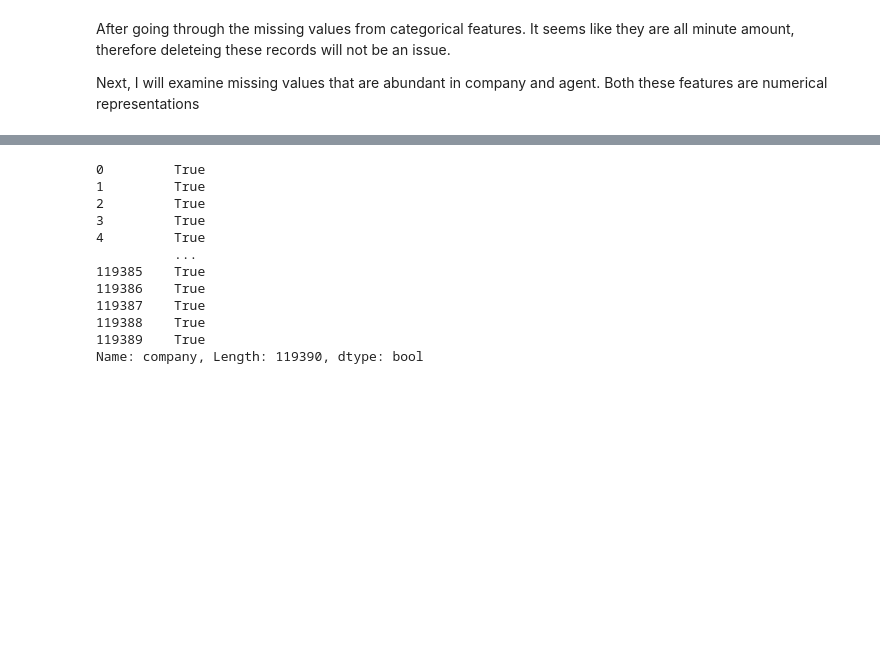
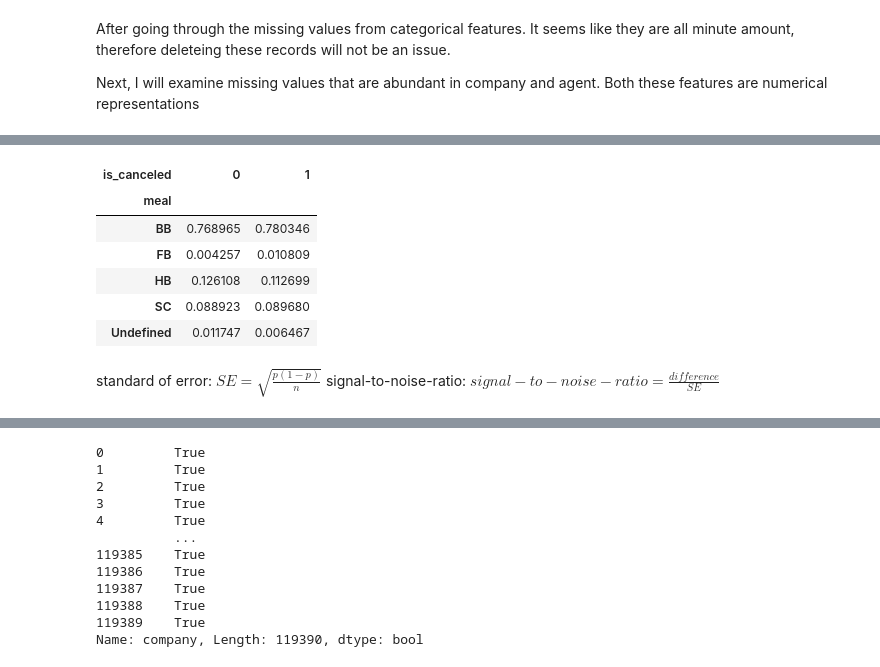
Before and after one commit to AlanChamathil/hotel-booking, a Jupyter notebook: data-exploration/dataset_overview.ipynb, the cells around one changed output, grey strips where cells are left out. Saved outputs shown, nothing was run; the diff lists cells and outputs as text; code cells hidden in the pictures; blank space fills up the shorter version.

```diff
--- a/data-exploration/dataset_overview.ipynb
+++ b/data-exploration/dataset_overview.ipynb
@@ -178,0 +232,13 @@ Next, I will examine missing values that are abundant in company and agent. Both
+# %%
+pd.crosstab(df['meal'],df['is_canceled'],normalize='columns')
+# %% [output]
+| is_canceled | 0 | 1 |
+| meal |  |  |
+| BB | 0.768965 | 0.780346 |
+| FB | 0.004257 | 0.010809 |
+| HB | 0.126108 | 0.112699 |
+| SC | 0.088923 | 0.089680 |
+| Undefined | 0.011747 | 0.006467 |
+# %% [markdown]
+standard of error: ${SE = \sqrt{\frac{p(1-p)}{n}}}$
+signal-to-noise-ratio: ${signal-to-noise-ratio = \frac{difference}{SE}}$
```
Also changed, not shown: parts of 23 cells of this notebook, 2 other files.
